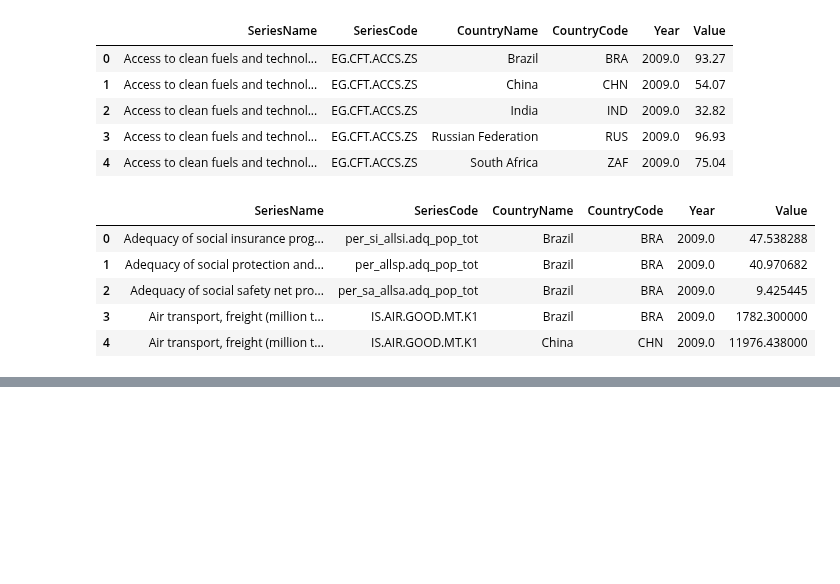
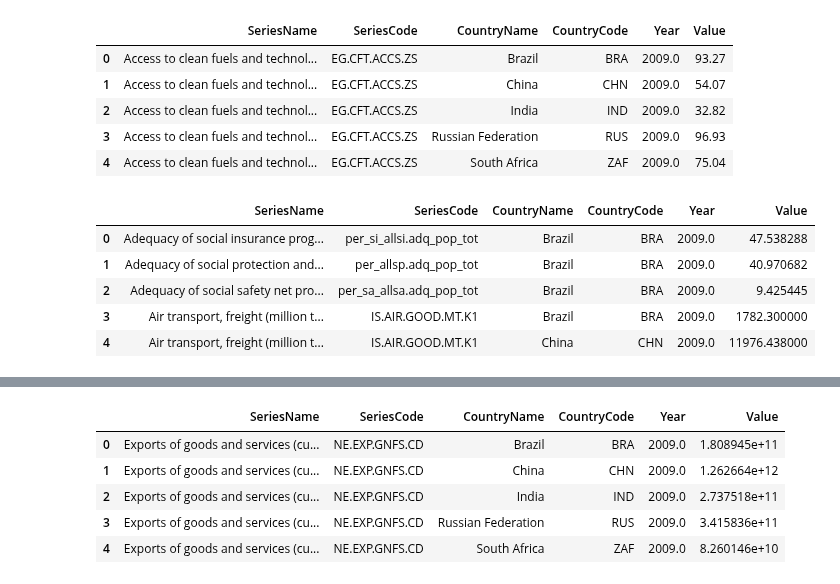
Before and after one commit to SArjaGit/BRICS_Project, a Jupyter notebook: BRICS/Master.ipynb, the cells around one changed output, grey strips where cells are left out. Cells and saved outputs as stored; diff of their text form; code cells hidden in the pictures; blank space fills up the shorter version.

```diff
--- a/BRICS/Master.ipynb
+++ b/BRICS/Master.ipynb
@@ -214,0 +97,22 @@ economy_df.head(30)
+# %%
+# Start year and end year
+start_year = 2009
+end_year = 2019
+
+# Function to return dataframe based on start_year and end_year
+def fn_df_year_filter(df, start_year, end_year):
+    return df[(df['Year'] >= start_year) & (df['Year'] <= end_year)].reset_index(drop=True)
+
+def fn_df_set_data_types(df):
+    return df.astype({'Country_Name': 'string',
+                      'Country_Code': 'string',
+                      'Series_Name': 'string',
+                      'Series_Code': 'string',
+                      'Year': 'int'})
+
+# Restrict dataframes last 10 years of data
+economy_final_df = fn_df_year_filter(economy_df, start_year, end_year)
+education_environment_final_df = fn_df_year_filter(education_environment_df, start_year, end_year)
+health_poverty_final_df = fn_df_year_filter(health_poverty_df, start_year, end_year)
+private_sector_final_df = fn_df_year_filter(private_sector_df, start_year, end_year)
+public_sector_final_df = fn_df_year_filter(public_sector_indicators_df, start_year, end_year)
@@ -214,0 +162,15 @@ economy_df.head(30)
+# %%
+# Combining import and export data
+import_and_export = \
+    economy_final_df.loc[(economy_final_df["SeriesCode"] == "NE.EXP.GNFS.CD")\
+                         | (economy_final_df["SeriesCode"] == "NE.IMP.GNFS.CD")]\
+                    .reset_index(drop=True)
+
+import_and_export.head()
+# %% [output]
+|  | SeriesName | SeriesCode | CountryName | CountryCode | Year | Value |
+| 0 | Exports of goods and services (cu... | NE.EXP.GNFS.CD | Brazil | BRA | 2009.0 | 1.808945e+11 |
+| 1 | Exports of goods and services (cu... | NE.EXP.GNFS.CD | China | CHN | 2009.0 | 1.262664e+12 |
+| 2 | Exports of goods and services (cu... | NE.EXP.GNFS.CD | India | IND | 2009.0 | 2.737518e+11 |
+| 3 | Exports of goods and services (cu... | NE.EXP.GNFS.CD | Russian Federation | RUS | 2009.0 | 3.415836e+11 |
+| 4 | Exports of goods and services (cu... | NE.EXP.GNFS.CD | South Africa | ZAF | 2009.0 | 8.260146e+10 |
```
Also changed, not shown: parts of 16 cells of this notebook.
